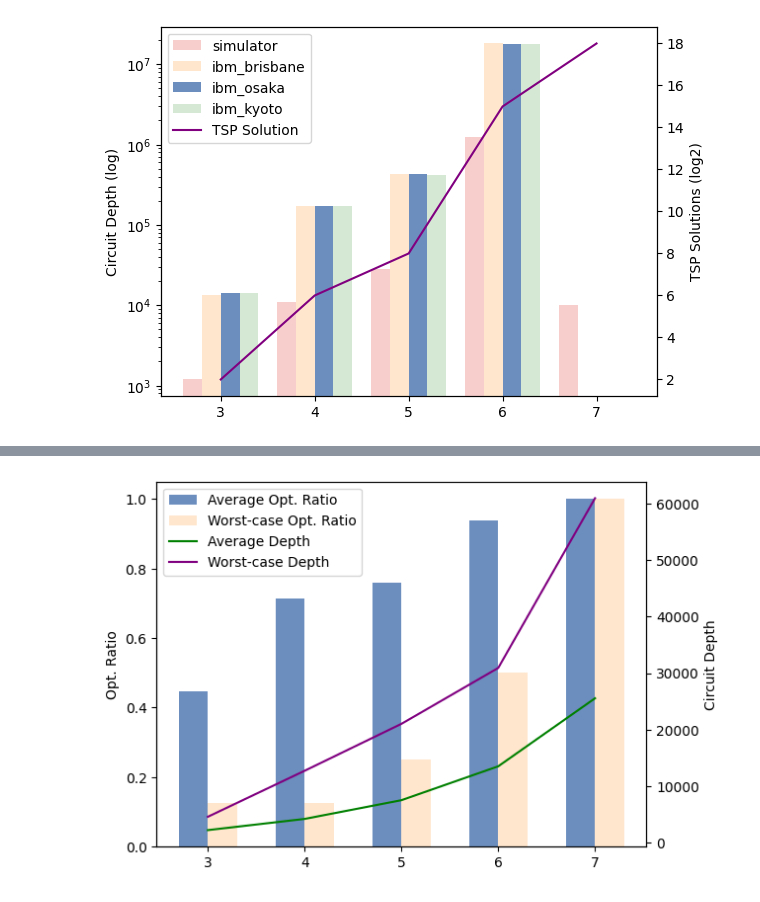
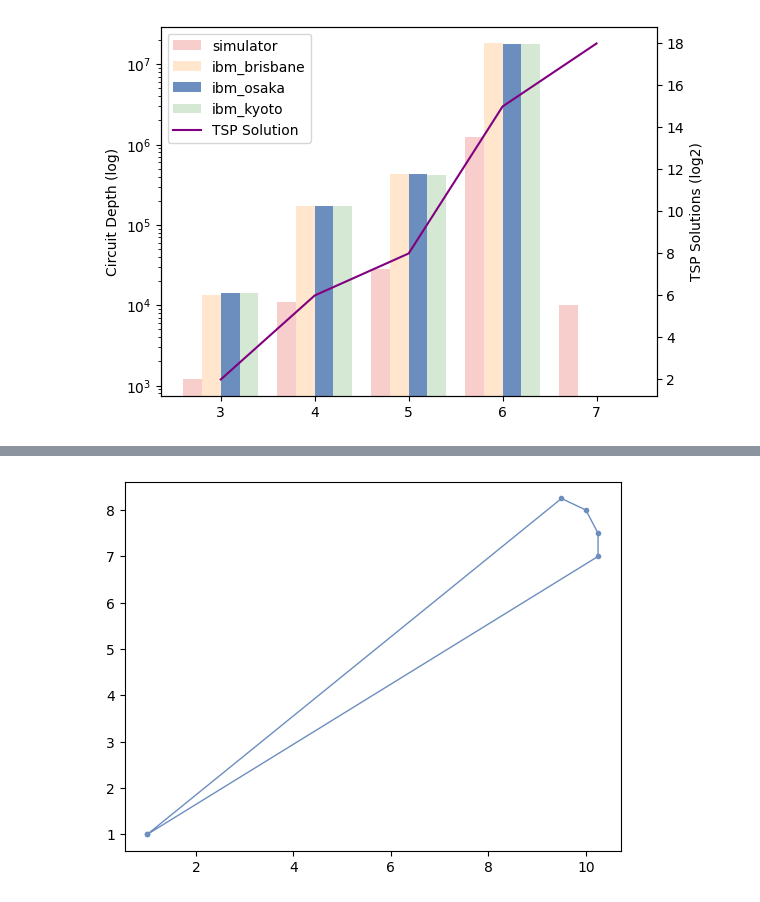
Before and after one commit to ragesi/TSP-Solution, a Jupyter notebook: demo/experiment-figure.ipynb, the cells around one changed output, grey strips where cells are left out. Drawn from its saved outputs; the diff is of its cells as text; code cells hidden in the pictures.

```diff
--- a/demo/experiment-figure.ipynb
+++ b/demo/experiment-figure.ipynb
@@ -324,27 +333,17 @@ plt.show()
 # %%
-""" precision """
+test = [
+    [1, 1],
+    [9.5, 8.25],
+    [10, 8],
+    [10.25, 7.5],
+    [10.25, 7],
+    [1, 1]
+]
 
-x = [3, 4, 5, 6, 7]
-average_circuit_depth = [2269, 4249, 7558, 13546, 25565]
-worst_case_circuit_depth = [4627, 12756, 21050, 30930, 60921]
-average_optimal_ratio = [0.4469, 0.7135, 0.7604, 0.9375, 1.00]
-worst_case_optimal_ratio = [0.125, 0.125, 0.25, 0.5, 1.00]
-
-fig, ax1 = plt.subplots()
-
-ax1.bar(np.array(x) - 0.15, average_optimal_ratio, width=0.3, color='#6C8EBF', label='Average Opt. Ratio')
-ax1.bar(np.array(x) + 0.15, worst_case_optimal_ratio, width=0.3, color='#FFE6CC', label='Worst-case Opt. Ratio')
-ax1.set_ylabel('Opt. Ratio')
-
-ax2 = ax1.twinx()
-ax2.plot(x, average_circuit_depth, color='green', label='Average Depth')
-ax2.plot(x, worst_case_circuit_depth, color='purple', label='Worst-case Depth')
-ax2.set_ylabel('Circuit Depth')
-
-bars, labels1 = ax1.get_legend_handles_labels()
-lines2, labels2 = ax2.get_legend_handles_labels()
-ax1.legend(bars + lines2, labels1 + labels2, loc='upper left')
+x_values = [test[i][0] for i in range(len(test))]
+y_values = [test[i][1] for i in range(len(test))]
+plt.plot(x_values, y_values, color='#6C8EBF', linewidth=1, marker='o', markersize=3)
 
 plt.show()
 # %% [output]
-[figure, old version]
+[figure, new version]
```
Also changed, not shown: parts of 1 cell of this notebook, 2 other files.
